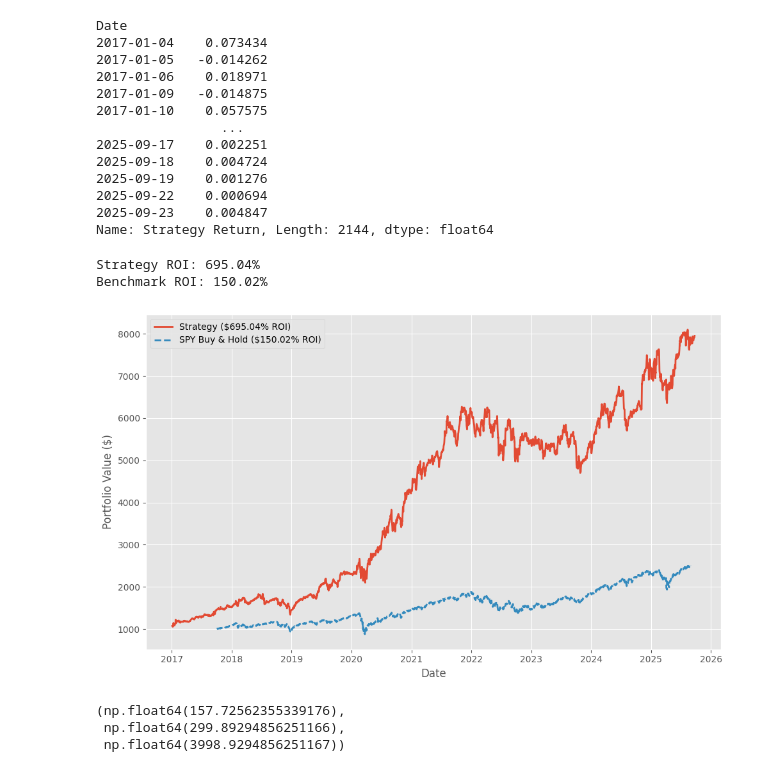
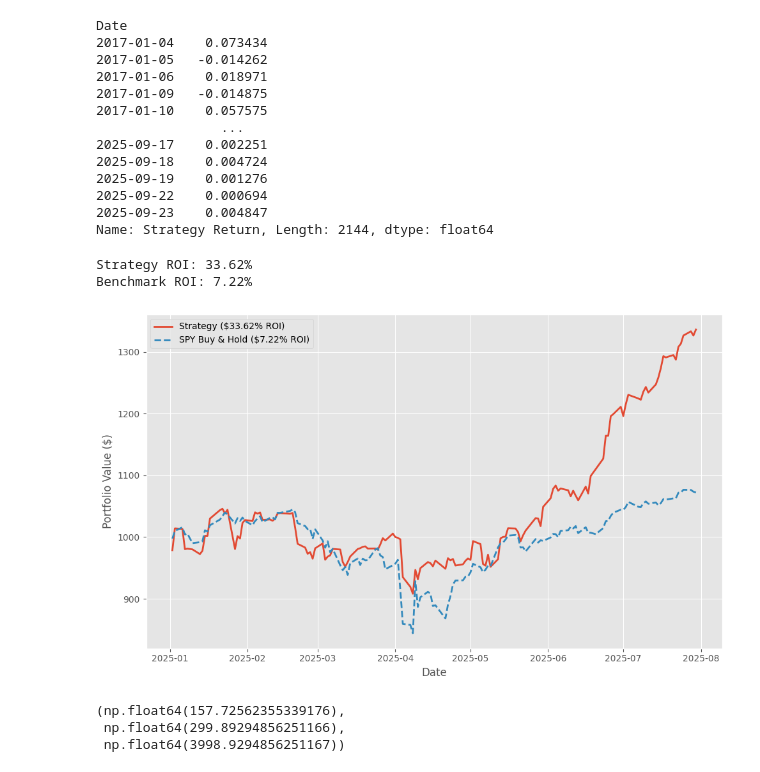
Before and after one commit to LukeJG/Trading-Algorithms, a Jupyter notebook: QuantFinance.ipynb, the cells around one changed output. Saved outputs shown, nothing was run; the diff lists cells and outputs as text; code cells hidden in the pictures.

```diff
--- a/QuantFinance.ipynb
+++ b/QuantFinance.ipynb
@@ -515,7 +513,7 @@ data = (data.join(betas.groupby('ticker').shift()))
 
 data.loc[:, factors] = data.groupby('ticker', group_keys=False)[factors].apply(lambda x: x.fillna(x.mean()))
 
-data = data.drop(['adj close','dollar_volume','bb_low', 'bb_mid', 'bb_high','fwd_return_1m'], axis=1)
+data = data.drop(['adj close','dollar_volume','bb_low', 'bb_mid', 'bb_high'], axis=1)
 
 data = data.dropna()
 
@@ -1148,26 +1196,3 @@ VLO      0.036577
 WFC     -0.009370
 XOM     -0.016974
 Name: fwd_return_1m, dtype: float64
-# %%
-def run_portfolio_optimization(stock_price_per_month_df, returns_dataframe, fixed_dates, lower_bound=0.012, verbose=False):
-    portfolio_df = pd.DataFrame()
-    optimization_results = []
-
-    for i, start_date in enumerate(fixed_dates.keys()):
-
-        end_date = (pd.to_datetime(start_date) + pd.offsets.MonthEnd(0)).strftime('%Y-%m-%d')
-        cols = fixed_dates[start_date]
-
-        # price panel
-        adj_close_df = stock_price_per_month_df.xs('Adj Close', axis=1, level=0)
-
-# --- NEW ATTEMPT TO SEE RESULTS WITH PERFECT MONTHLY RETURN PREDICTION ---
-        adj_close_df_stocks = adj_close_df.loc[:,cols]
-        vals = adj_close_df_stocks.resample('M').last()
-        monthly_rets = vals.pct_change().dropna()
-        mu = monthly_rets.loc[start_date,:]
-
-        # 12-month lookback (exclude current month for fit)
-        optimization_start = (pd.to_datetime(start_date) - pd.DateOffset(months=12)).strftime('%Y-%m-%d')
-        optimization_end   = (pd.to_datetime(start_date) - pd.DateOffset(days=1)).strftime('%Y-%m-%d')
-        optimization_df = adj_close_df.loc[optimization_start:optimization_end, cols]
@@ -1337,7 +1348,6 @@ def run_portfolio_optimization(monthly_rets_df, stock_price_per_month_df, return
 
         mu = monthly_rets_df.loc[pd.Timestamp(start_date)-pd.Timedelta(days=1), cols].droplevel(0)
 
-        # price panel
         adj_close_df = stock_price_per_month_df.xs('Adj Close', axis=1, level=0)
 
         # 12-month lookback (exclude current month for fit)
@@ -1345,18 +1355,11 @@ def run_portfolio_optimization(monthly_rets_df, stock_price_per_month_df, return
         optimization_end   = (pd.to_datetime(start_date) - pd.DateOffset(days=1)).strftime('%Y-%m-%d')
         optimization_df = adj_close_df.loc[optimization_start:optimization_end, cols]
 
-        if len(optimization_df) < 20:
-            if verbose: print(f"⚠️ Insufficient data for {start_date}, skipping...")
-            continue
+        valid_cols = optimization_df.dropna(axis=1, thresh=int(len(optimization_df)*0.8)).columns
 
-        valid_cols = optimization_df.dropna(axis=1, thresh=int(len(optimization_df)*0.8)).columns
-        if len(valid_cols) < len(cols) and verbose:
-            print(f"⚠️ Removed {len(cols) - len(valid_cols)} assets due to missing data")
+
         optimization_df = optimization_df[valid_cols]
         cols = valid_cols.tolist()
-        if not cols:
-            if verbose: print(f"⚠️ No valid assets for {start_date}, skipping...")
-            continue
 
         # get weights
         weights_dict, method_used = robust_optimize_weights(
@@ -1860,37 +1863,37 @@ Date
 2025-09-23    0.004847
 Name: Strategy Return, Length: 2144, dtype: float64
 # %%
-gross_rets = (1+train).cumprod()
-bench_rets = (1+portfolio_df['SPY Buy&Hold']).cumprod()
+gross_rets = (1+portfolio_df['Strategy Return']['2025-01-01':]).cumprod()
+bench_rets = (1+portfolio_df['SPY Buy&Hold']['2025-01-01':]).cumprod()
 
 initial_investment = 1_000
 rets = gross_rets * initial_investment
 b_rets = bench_rets * initial_investment
 
 # Calculate ROI
 roi = ((rets.iloc[-1] - initial_investment) / initial_investment) * 100
 b_roi = ((b_rets.iloc[-1] - initial_investment) / initial_investment) * 100
 
 # Print ROI
 print(f"Strategy ROI: {roi:.2f}%")
 print(f"Benchmark ROI: {b_roi:.2f}%")
 
 # Plot both investment values
 plt.figure(figsize=(10, 6))
 plt.plot(rets, label=f'Strategy (${roi:.2f}% ROI)', linewidth=2)
 plt.plot(b_rets, label=f'SPY Buy & Hold (${b_roi:.2f}% ROI)', linestyle='--', linewidth=2)
 
 #plt.title('Value of $1000 Investment Over Time')
 plt.xlabel('Date')
 plt.ylabel('Portfolio Value ($)')
 plt.legend()
 plt.grid(True)
 plt.tight_layout()
 plt.show()
 # %% [output]
-Strategy ROI: 695.04%
-Benchmark ROI: 150.02%
+Strategy ROI: 33.62%
+Benchmark ROI: 7.22%
-[figure, old version]
+[figure, new version]
 # %%
 gross_rets = (1+portfolio_df['Strategy Return']).cumprod()
 bench_rets = (1+portfolio_df['SPY Buy&Hold']).cumprod()
```
Also changed, not shown: parts of 11 cells of this notebook.
